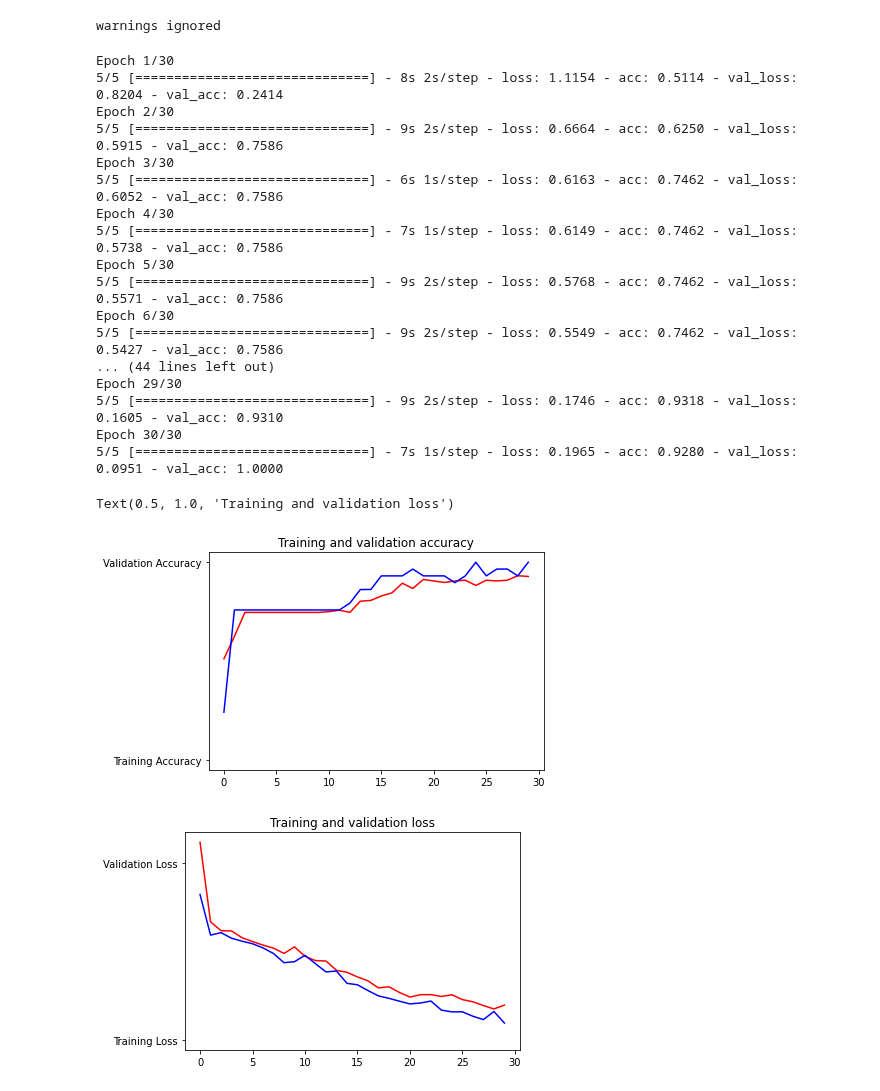
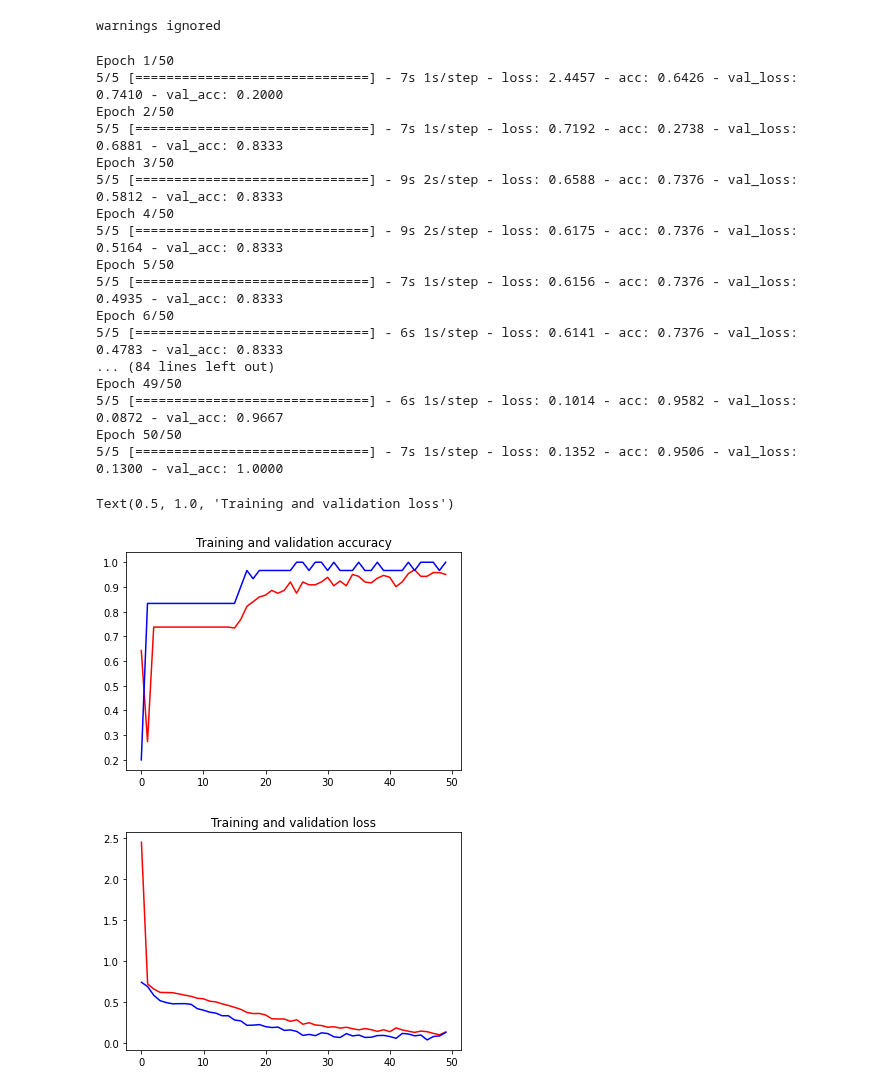
Before and after one commit to skbhere/COVID-19-Case-Forecasting, a Jupyter notebook: Foot_or_Not.ipynb, the cells around one changed output. Drawn from its saved outputs; the diff is of its cells as text; code cells hidden in the pictures.

```diff
--- a/Foot_or_Not.ipynb
+++ b/Foot_or_Not.ipynb
@@ -156,28 +152,28 @@ warnings ignored
 # %%
 history = model.fit_generator(
     train_generator,
-    epochs=30,
+    epochs=50,
     verbose=1,
     validation_data=validation_generator
 )
 # %% [output]
-Epoch 1/30
-5/5 [==============================] - 8s 2s/step - loss: 1.1154 - acc: 0.5114 - val_loss: 0.8204 - val_acc: 0.2414
-Epoch 2/30
-5/5 [==============================] - 9s 2s/step - loss: 0.6664 - acc: 0.6250 - val_loss: 0.5915 - val_acc: 0.7586
-Epoch 3/30
-5/5 [==============================] - 6s 1s/step - loss: 0.6163 - acc: 0.7462 - val_loss: 0.6052 - val_acc: 0.7586
-Epoch 4/30
-5/5 [==============================] - 7s 1s/step - loss: 0.6149 - acc: 0.7462 - val_loss: 0.5738 - val_acc: 0.7586
-Epoch 5/30
-5/5 [==============================] - 9s 2s/step - loss: 0.5768 - acc: 0.7462 - val_loss: 0.5571 - val_acc: 0.7586
-Epoch 6/30
-5/5 [==============================] - 9s 2s/step - loss: 0.5549 - acc: 0.7462 - val_loss: 0.5427 - val_acc: 0.7586
-... (44 lines left out)
-Epoch 29/30
-5/5 [==============================] - 9s 2s/step - loss: 0.1746 - acc: 0.9318 - val_loss: 0.1605 - val_acc: 0.9310
-Epoch 30/30
-5/5 [==============================] - 7s 1s/step - loss: 0.1965 - acc: 0.9280 - val_loss: 0.0951 - val_acc: 1.0000
+Epoch 1/50
+5/5 [==============================] - 7s 1s/step - loss: 2.4457 - acc: 0.6426 - val_loss: 0.7410 - val_acc: 0.2000
+Epoch 2/50
+5/5 [==============================] - 7s 1s/step - loss: 0.7192 - acc: 0.2738 - val_loss: 0.6881 - val_acc: 0.8333
+Epoch 3/50
+5/5 [==============================] - 9s 2s/step - loss: 0.6588 - acc: 0.7376 - val_loss: 0.5812 - val_acc: 0.8333
+Epoch 4/50
+5/5 [==============================] - 9s 2s/step - loss: 0.6175 - acc: 0.7376 - val_loss: 0.5164 - val_acc: 0.8333
+Epoch 5/50
+5/5 [==============================] - 7s 1s/step - loss: 0.6156 - acc: 0.7376 - val_loss: 0.4935 - val_acc: 0.8333
+Epoch 6/50
+5/5 [==============================] - 6s 1s/step - loss: 0.6141 - acc: 0.7376 - val_loss: 0.4783 - val_acc: 0.8333
+... (84 lines left out)
+Epoch 49/50
+5/5 [==============================] - 6s 1s/step - loss: 0.1014 - acc: 0.9582 - val_loss: 0.0872 - val_acc: 0.9667
+Epoch 50/50
+5/5 [==============================] - 7s 1s/step - loss: 0.1352 - acc: 0.9506 - val_loss: 0.1300 - val_acc: 1.0000
 # %%
 
 # PLOT LOSS AND ACCURACY
@@ -186,39 +182,39 @@ Epoch 30/30
 import matplotlib.image  as mpimg
 import matplotlib.pyplot as plt
 
 #-----------------------------------------------------------
 # Retrieve a list of list results on training and test data
 # sets for each training epoch
 #-----------------------------------------------------------
 acc=history.history['acc']
 val_acc=history.history['val_acc']
 loss=history.history['loss']
 val_loss=history.history['val_loss']
 
 epochs=range(len(acc)) # Get number of epochs
 
 #------------------------------------------------
 # Plot training and validation accuracy per epoch
 #------------------------------------------------
-plt.plot(epochs, acc, 'r', "Training Accuracy")
-plt.plot(epochs, val_acc, 'b', "Validation Accuracy")
+plt.plot(epochs, acc, 'r')
+plt.plot(epochs, val_acc, 'b' )
 plt.title('Training and validation accuracy')
 plt.figure()
 
 #------------------------------------------------
 # Plot training and validation loss per epoch
 #------------------------------------------------
-plt.plot(epochs, loss, 'r', "Training Loss")
-plt.plot(epochs, val_loss, 'b', "Validation Loss")
+plt.plot(epochs, loss, 'r' )
+plt.plot(epochs, val_loss, 'b')
 
 
 plt.title('Training and validation loss')
 
 # Desired output. Charts with training and validation metrics. No crash :)
 # %% [output]
 Text(0.5, 1.0, 'Training and validation loss')
-[figure, old version]
+[figure, new version]
-[figure, old version]
+[figure, new version]
 # %%
 
 # Here's a codeblock just for fun. You should be able to upload an image here
```
Also changed, not shown: parts of 4 cells of this notebook.
